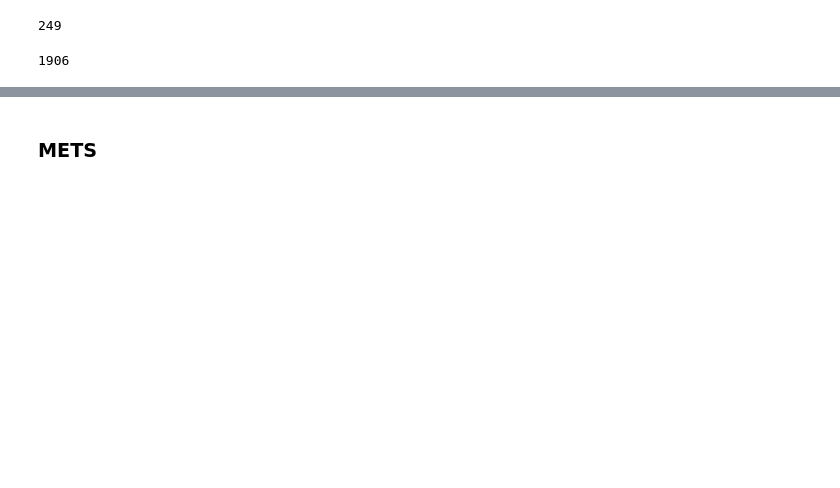
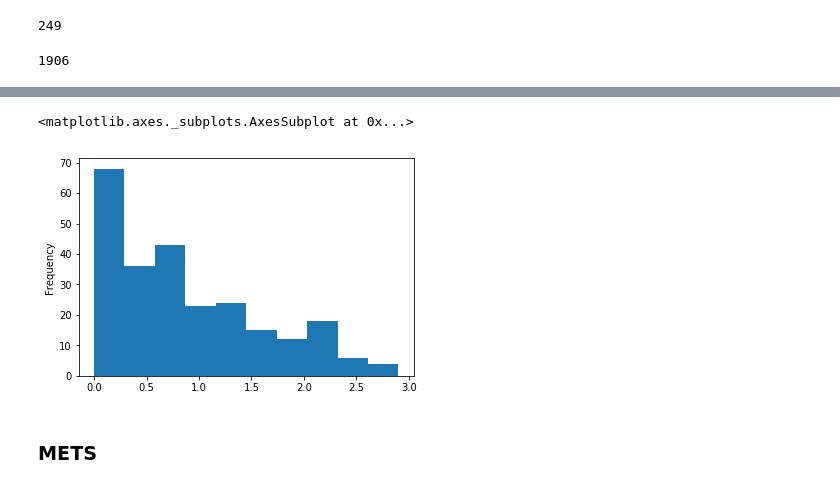
Before and after one commit to jenshurley/hw5, a Jupyter notebook: pydrug_sketch.ipynb, the cells around one changed output, grey strips where cells are left out. Drawn from its saved outputs; the diff is of its cells as text; code cells hidden in the pictures; blank space fills up the shorter version.

```diff
--- a/pydrug_sketch.ipynb
+++ b/pydrug_sketch.ipynb
@@ -116,2 +153,7 @@ Name: mets, Length: 249, dtype: float64
+# %%
+mets_per_mouse.plot.hist()
+# %% [output]
+<matplotlib.axes._subplots.AxesSubplot at 0x...>
+[figure, added]
 # %% [markdown]
 ### METS
```
Also changed, not shown: parts of 43 cells of this notebook.
